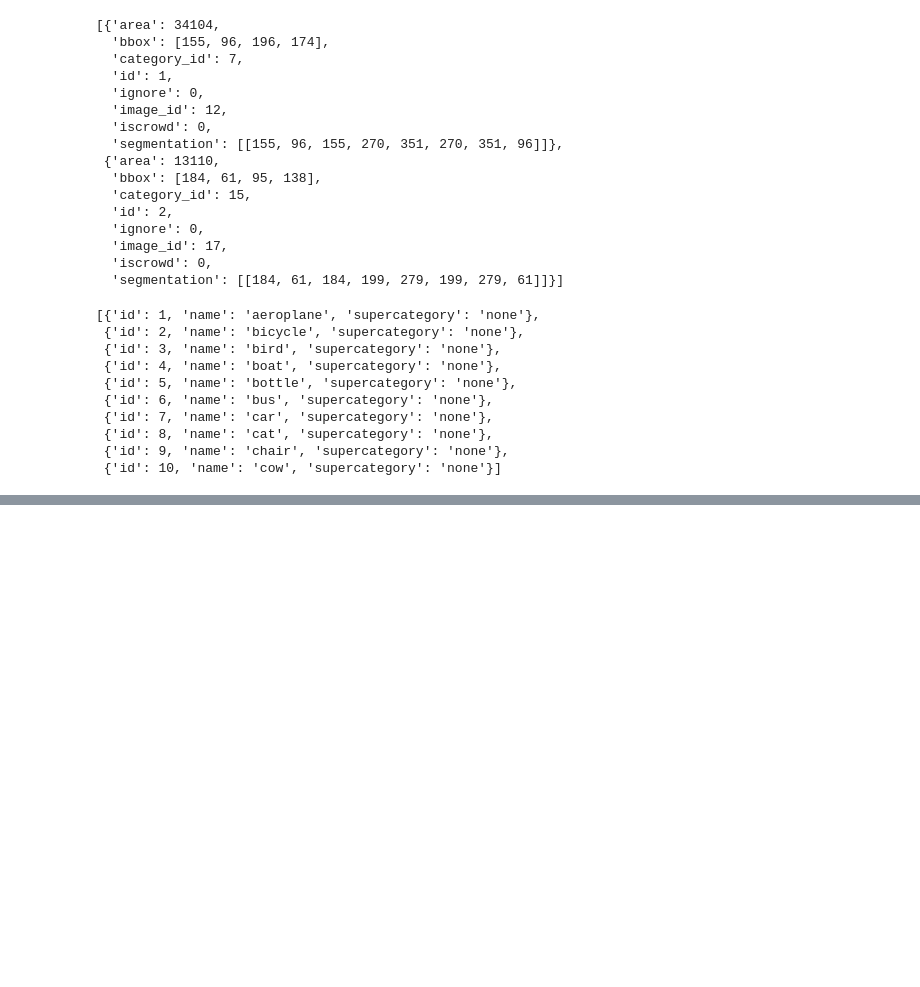
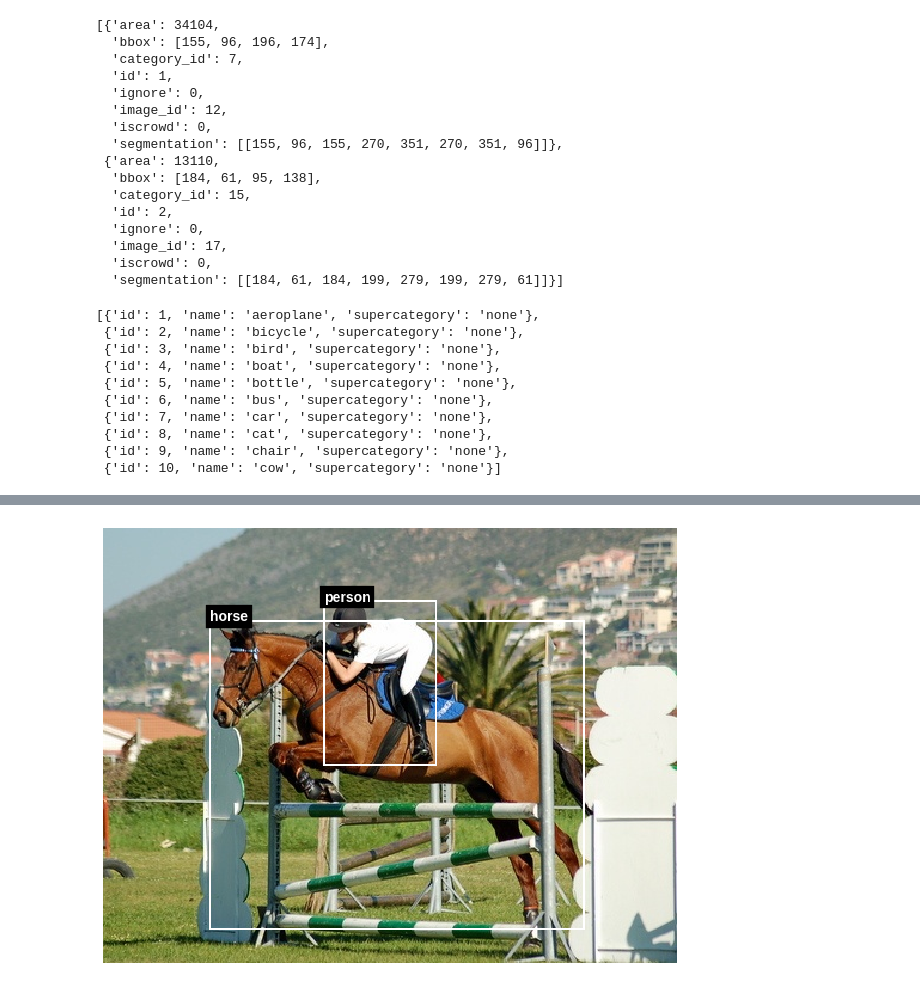
Before and after one commit to qmaruf/fastai, a Jupyter notebook: fastai_dl2_pascal_mrf.ipynb, the cells around one changed output, grey strips where cells are left out. Saved outputs shown, nothing was run; the diff lists cells and outputs as text; code cells hidden in the pictures; blank space fills up the shorter version.

```diff
--- a/fastai_dl2_pascal_mrf.ipynb
+++ b/fastai_dl2_pascal_mrf.ipynb
@@ -128,0 +198,16 @@ def hw_bb(bb):
+# %%
+def draw_img(img, anno):
+  ax = show_img(img, figsize=(16, 8))
+  for bbox, cat_id in anno:
+    bbox = bb_hw(bbox)
+    draw_rect(ax, bbox)
+    draw_text(ax, bbox[:2], id_to_name[cat_id])
+# %%
+def draw_idx(idx):
+  img = open_image(train_jpegs/id_to_filename[idx])
+  anno = train_anno[idx]
+  draw_img(img, anno)
+# %%
+draw_idx(ids[1])
+# %% [output]
+[figure, added]
```
Also changed, not shown: parts of 23 cells of this notebook.
